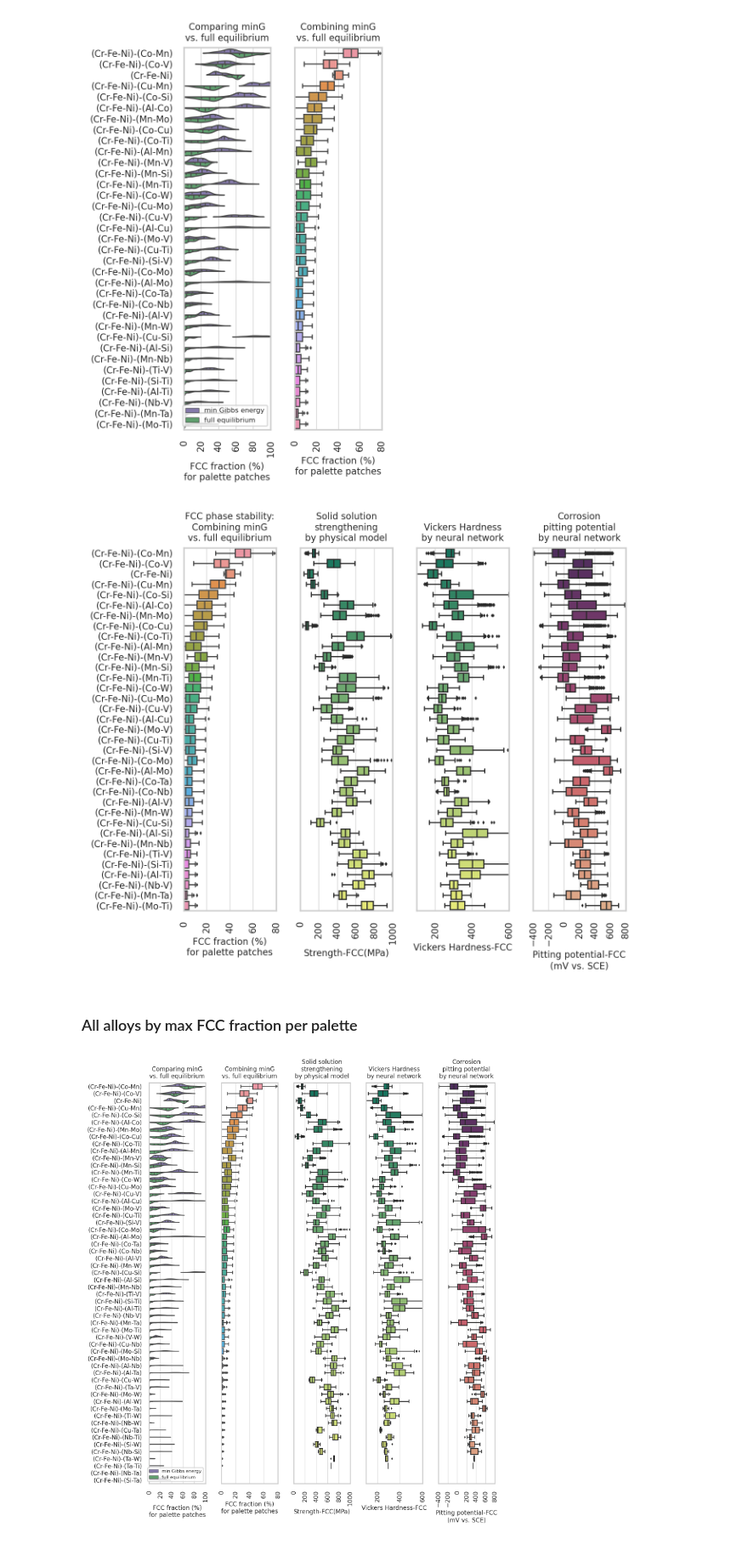
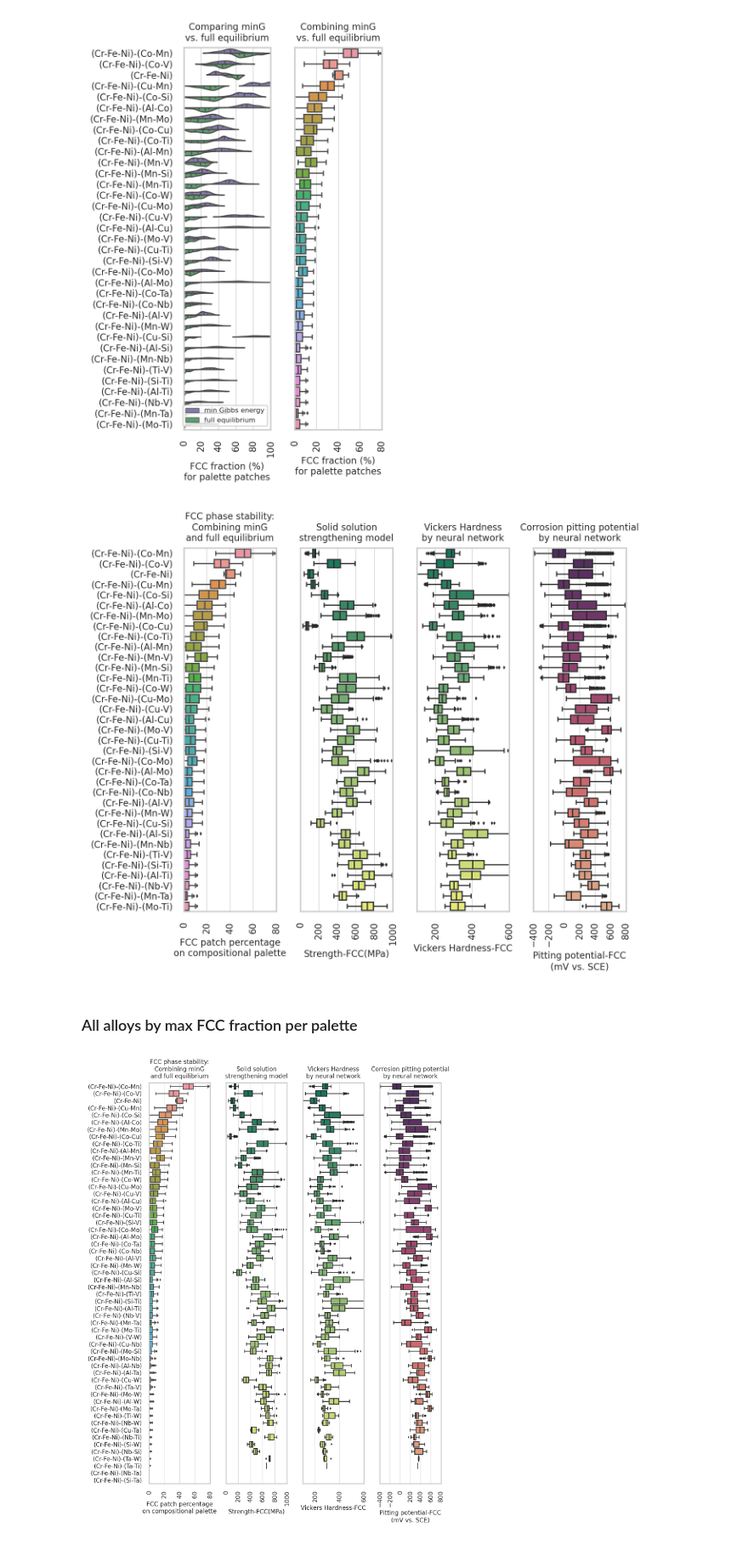
Before and after one commit to YXWU2014/CCA_CALPHAD_SSS_ML, a Jupyter notebook: sns_plot.ipynb, the cells around one changed output. Shown at 85% size. Saved outputs shown, nothing was run; the diff lists cells and outputs as text; code cells hidden in the pictures.

```diff
--- a/sns_plot.ipynb
+++ b/sns_plot.ipynb
@@ -523,9 +531,9 @@ def sns_plot_new(df_fcc_sns_35, df_SSS_sns_35, df_H1_C2_sns_35, figsize=(8, 6),
 
     sns.boxplot(data=df_fcc_sns_35, x="Gmin_eq_FCC_fraction", y="compo_A_B_C_D_E",
                 linewidth=1, fliersize=1, ax=axs[0])  # palette="summer"
-    axs[0].set_title("FCC phase stability:\nCombining minG\nvs. full equilibrium",
+    axs[0].set_title("FCC phase stability:\nCombining minG\nand full equilibrium",
                      fontsize=font_size)
-    axs[0].set_xlabel('FCC fraction (%)\nfor palette patches',
+    axs[0].set_xlabel('FCC patch percentage\non compositional palette',
                       fontsize=font_size)
     axs[0].set_ylabel(None)
     axs[0].set_xlim([0, 80])
@@ -537,7 +545,7 @@ def sns_plot_new(df_fcc_sns_35, df_SSS_sns_35, df_H1_C2_sns_35, figsize=(8, 6),
     sns.boxplot(data=df_SSS_sns_35, x="sigma_SSS_FCC", y="compo_A_B_C_D_E",
                 linewidth=1, fliersize=1, ax=axs[1], palette="summer")
     axs[1].set_title(
-        'Solid solution\nstrengthening\nby physical model', fontsize=font_size)
+        'Solid solution\nstrengthening model', fontsize=font_size)
     axs[1].set_xlabel('Strength-FCC(MPa)', fontsize=font_size)
     axs[1].set_ylabel(None)
     axs[1].set_yticklabels([])
@@ -561,7 +569,7 @@ def sns_plot_new(df_fcc_sns_35, df_SSS_sns_35, df_H1_C2_sns_35, figsize=(8, 6),
                 y="compo_A_B_C_D_E", linewidth=1, fliersize=1, ax=axs[3], palette="flare_r")
     # sns.despine(left=True, ax=axs[2])
     axs[3].set_title(
-        'Corrosion\npitting potential\nby neural network', fontsize=font_size)
+        'Corrosion pitting potential\nby neural network', fontsize=font_size)
     axs[3].set_xlabel('Pitting potential-FCC\n(mV vs. SCE)',
                       fontsize=font_size)
     axs[3].set_ylabel(None)
@@ -579,14 +587,14 @@ def sns_plot_new(df_fcc_sns_35, df_SSS_sns_35, df_H1_C2_sns_35, figsize=(8, 6),
 sns_plot_new(df_fcc_sns_35, df_SSS_sns_35, df_H1_C2_sns_35,
              figsize=(7, 6), rotation=90, fig_name='sns_plot_35_new.pdf')
 # %% [output]
-[figure, old version]
+[figure, new version]
 # %% [markdown]
 ### All alloys by max FCC fraction per palette
 # %%
-sns_plot(df_fcc_sns, df_SSS_sns, df_H1_C2_sns,
-         figsize=(8, 9), rotation=90, fig_name='sns_plot_full.pdf')
+sns_plot_new(df_fcc_sns, df_SSS_sns, df_H1_C2_sns,
+         figsize=(7, 9), rotation=90, fig_name='sns_plot_full.pdf')
 # %% [output]
-[figure, old version]
+[figure, new version]
 # %%
 # import matplotlib
 # matplotlib.rcParams['font.family'] = 'FreeSans'
```
Also changed, not shown: parts of 5 cells of this notebook, 5 other files.
